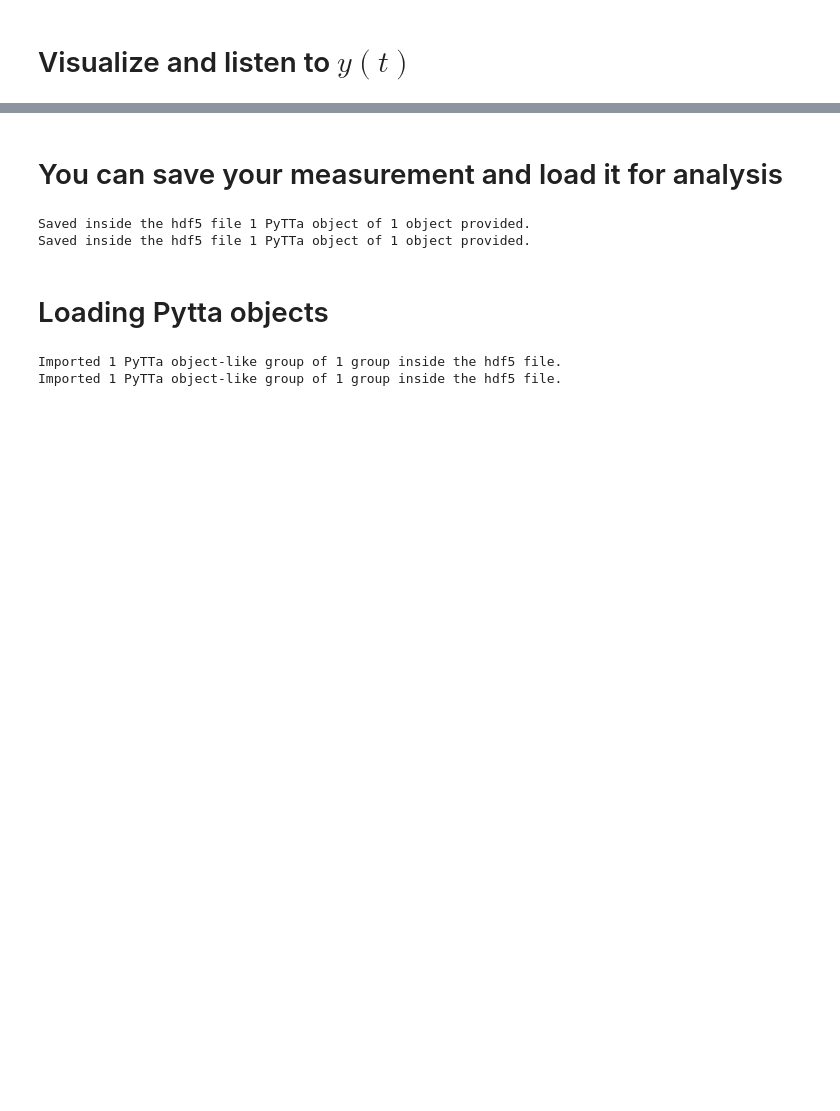
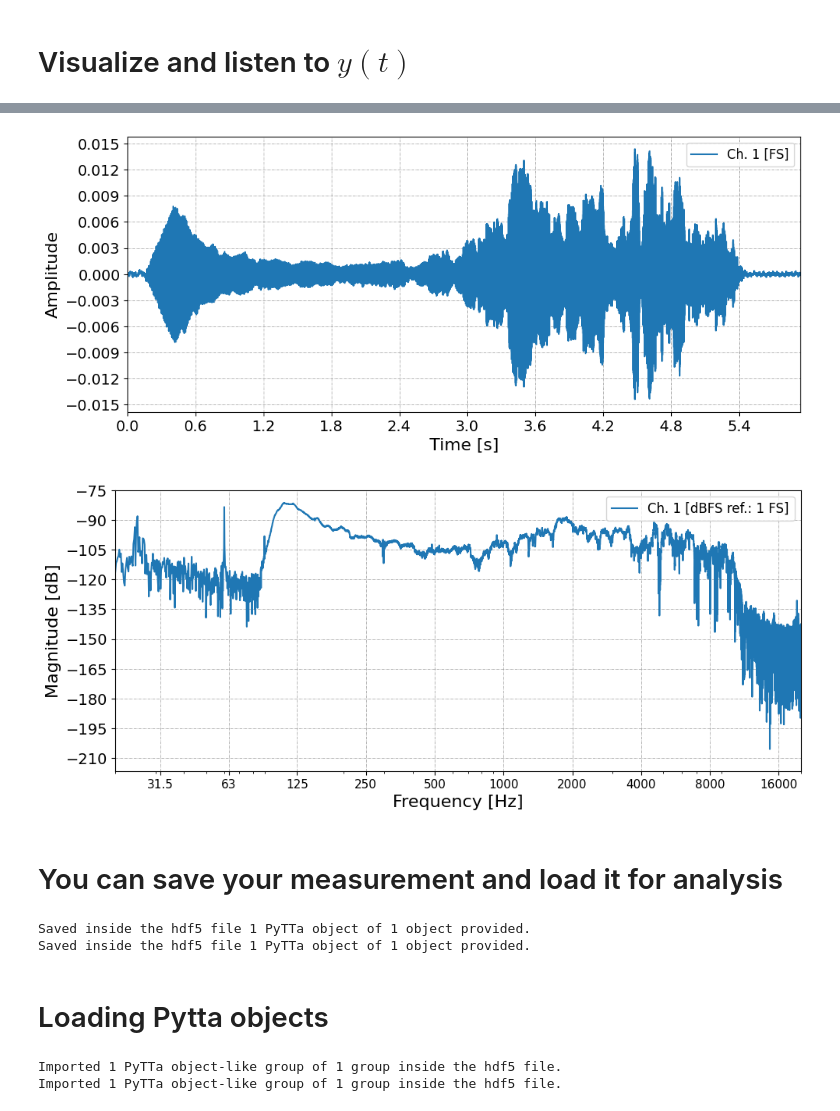
Before and after one commit to eric-brandao/PyTTa, a Jupyter notebook: examples/RoomIR_notebook_demo.ipynb, the cells around one changed output, grey strips where cells are left out. Saved outputs shown, nothing was run; the diff lists cells and outputs as text; code cells hidden in the pictures; blank space fills up the shorter version.

```diff
--- a/examples/RoomIR_notebook_demo.ipynb
+++ b/examples/RoomIR_notebook_demo.ipynb
@@ -46,5 +47,5 @@ print(pytta.list_devices())
 # %%
-device = [8, 11]
+device = 15#[7, 10]
 # %% [markdown]
 # Configure the measurement
 
@@ -148,6 +142,6 @@ max input level (excitation) on channel [1]: -23.33 dBFS - ref.: 1 [FS]
 # %% [markdown]
 # Visualize and listen to $y(t)$
 # %%
-yt.plot_time();
-yt.plot_freq(xLim = [20, 20000]);
+yt.plot_time(decimalSep = '.');
+yt.plot_freq(xLim = [20, 20000], decimalSep = '.');
 # %% [output]
@@ -158,3 +148,5 @@ yt.plot_freq(xLim = [20, 20000]);
+[figure, added]
+[figure, added]
 # %%
 yt.play()
 # %% [markdown]
```
Also changed, not shown: parts of 26 cells of this notebook, 5 other files.
